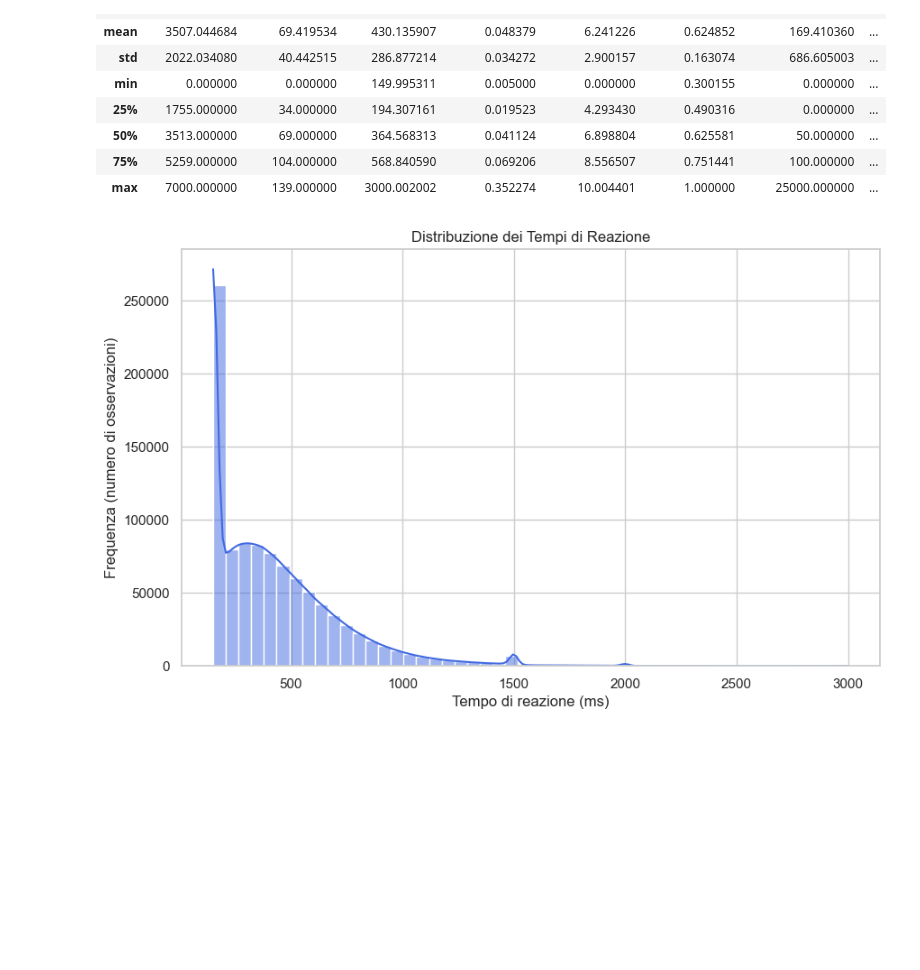
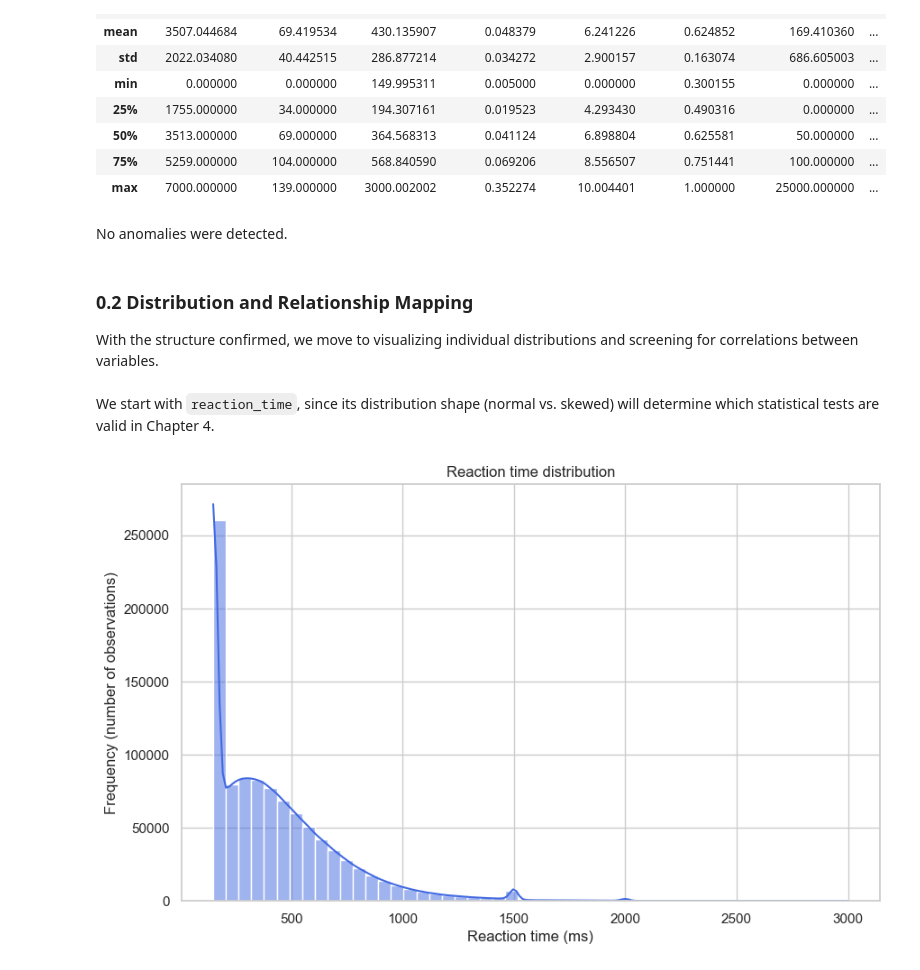
Before and after one commit to vinfabbricatore-boop/human-performance-data-analysis, a Jupyter notebook: notebooks/01_data_exploration.ipynb, the cells around one changed output. Saved outputs shown, nothing was run; the diff lists cells and outputs as text; code cells hidden in the pictures; blank space fills up the shorter version.

```diff
--- a/notebooks/01_data_exploration.ipynb
+++ b/notebooks/01_data_exploration.ipynb
@@ -54,6 +59,15 @@ df.describe()
 | 50% | 3513.000000 | 69.000000 | 364.568313 | 0.041124 | 6.898804 | 0.625581 | 50.000000 | ... |
 | 75% | 5259.000000 | 104.000000 | 568.840590 | 0.069206 | 8.556507 | 0.751441 | 100.000000 | ... |
 | max | 7000.000000 | 139.000000 | 3000.002002 | 0.352274 | 10.004401 | 1.000000 | 25000.000000 | ... |
+# %% [markdown]
+No anomalies were detected.
+# %% [markdown]
+### 0.2 Distribution and Relationship Mapping
+With the structure confirmed, we move to visualizing individual
+distributions and screening for correlations between variables.
+# %% [markdown]
+We start with `reaction_time`, since its distribution shape (normal vs.
+skewed) will determine which statistical tests are valid in Chapter 4.
 # %%
 import matplotlib.pyplot as plt
 import seaborn as sns
@@ -62,17 +76,17 @@ import seaborn as sns
 sns.set_theme(style="whitegrid")
 # %%
-# Prepariamo una "tela" larga 10 pollici e alta 6
+# Set figure size
 plt.figure(figsize=(10, 6))
 
-# Disegniamo l'istogramma dei tempi di reazione
+# Create boxplot about time pressure
 sns.histplot(df['reaction_time'], bins=50, color='royalblue', kde=True)
 
-# Diamo un titolo e i nomi agli assi
-plt.title('Distribuzione dei Tempi di Reazione')
-plt.xlabel('Tempo di reazione (ms)')
-plt.ylabel('Frequenza (numero di osservazioni)')
+# Add title and axis labels
+plt.title('Reaction time distribution')
+plt.xlabel('Reaction time (ms)')
+plt.ylabel('Frequency (number of observations)')
 
-# Mostriamo il risultato a schermo
+# Display the plot
 plt.show()
 # %% [output]
-[figure, old version]
+[figure, new version]
```
Also changed, not shown: parts of 11 cells of this notebook, 1 other file.
